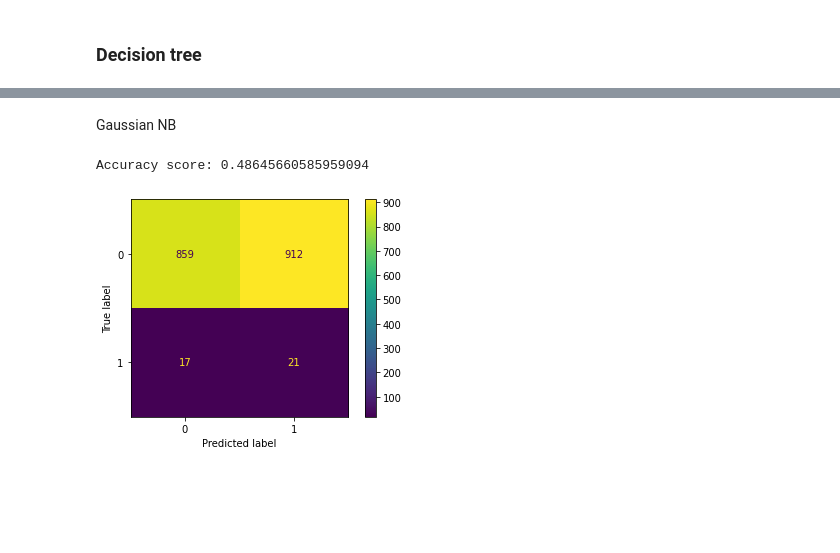
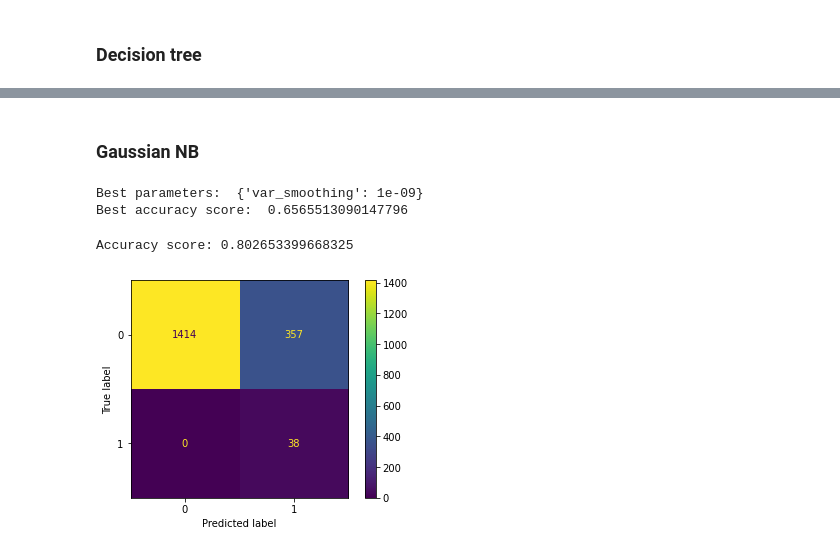
Before and after one commit to ruigomesbioinf/sib_dream_challenge, a Jupyter notebook: src/machine_learning.ipynb, the cells around one changed output, grey strips where cells are left out. Drawn from its saved outputs; the diff is of its cells as text; code cells hidden in the pictures; blank space fills up the shorter version.

Commit message:
[ADD] best model

```diff
--- a/src/machine_learning.ipynb
+++ b/src/machine_learning.ipynb
@@ -287,35 +287,49 @@ Accuracy score: 0.2741846323935876
-# %% [markdown]
-Gaussian NB
+# %% [markdown]
+### Gaussian NB
+# %%
+from sklearn.naive_bayes import GaussianNB
+from sklearn.model_selection import GridSearchCV
+
+# Initialize the model
+clf = GaussianNB()
+
+# Define the parameter grid
+param_grid = {'var_smoothing': [1e-9, 1e-8, 1e-7, 1e-6]}
+
+# Initialize the GridSearchCV object
+grid_search = GridSearchCV(clf, param_grid, cv=5, scoring='accuracy')
+
+# Fit the GridSearchCV object to the data
+grid_search.fit(X_train, y_train)
+
+# Print the best parameters and the best accuracy score
+print("Best parameters: ", grid_search.best_params_)
+print("Best accuracy score: ", grid_search.best_score_)
+# %% [output]
+Best parameters:  {'var_smoothing': 1e-09}
+Best accuracy score:  0.6565513090147796
 # %%
-from sklearn.naive_bayes import GaussianNB
-from sklearn.model_selection import GridSearchCV
+best_params=grid_search.best_params_
 
-# Initialize the model
-gaussian = GaussianNB()
+clf = GaussianNB(var_smoothing = best_params["var_smoothing"])
 
-# Define the parameter grid
-param_grid = {'var_smoothing': [1e-9, 1e-8, 1e-7, 1e-6]}
-
-# Initialize the GridSearchCV object
-grid_search = GridSearchCV(gaussian, param_grid, cv=5, scoring='accuracy')
-
-# Fit the GridSearchCV object to the data
-grid_search.fit(X_train, y_train)
+# Fit the model to the training data
+clf.fit(X_train, y_train)
 
 # Get the predictions on the test set
 y_pred = clf.predict(X_test)
 
 # Calculate the accuracy score
 score = accuracy_score(y_test, y_pred)
 
 # Print the score
 print(f'Accuracy score: {score}')
 
 
 cm_tree = confusion_matrix(y_test, y_pred, labels=clf.classes_)
 disp_tree = ConfusionMatrixDisplay(confusion_matrix=cm_tree, display_labels=clf.classes_)
 disp_tree.plot()
 plt.show()
 # %% [output]
-Accuracy score: 0.48645660585959094
+Accuracy score: 0.802653399668325
-[figure, old version]
+[figure, new version]
```
Also changed, not shown: parts of 5 cells of this notebook.
